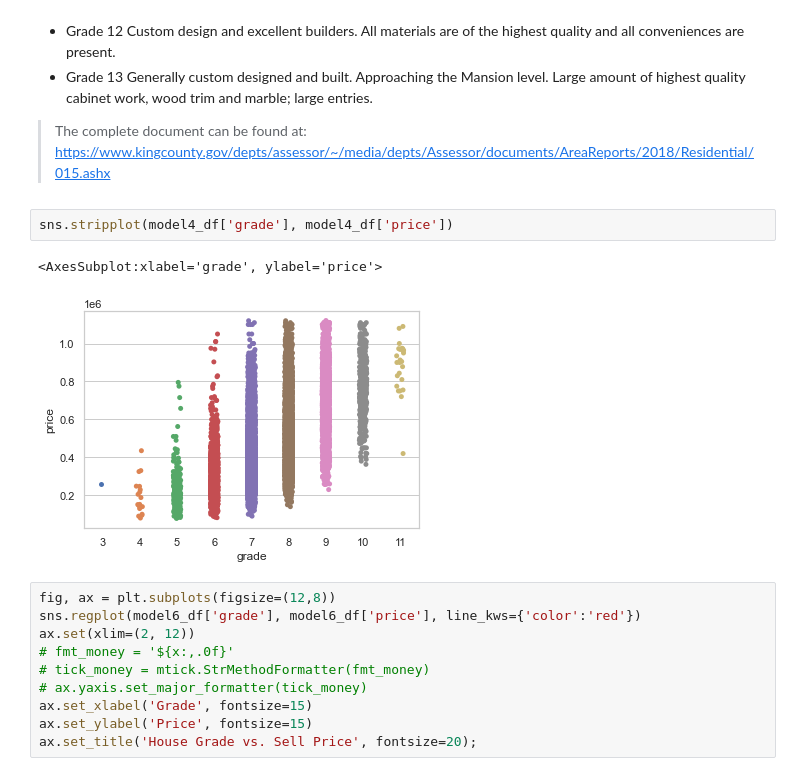
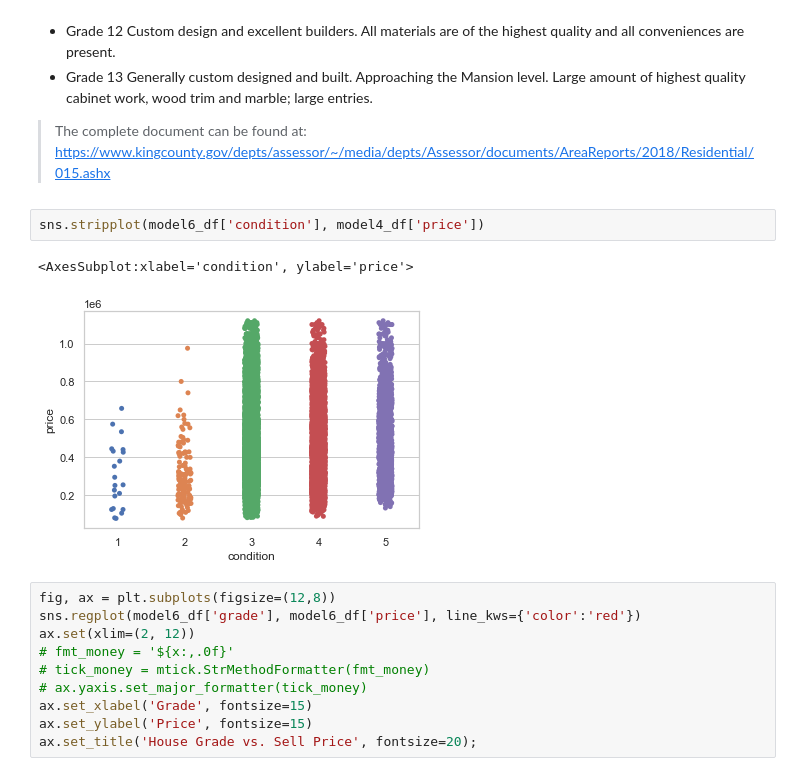
Before and after one commit to AnyOldRandomNameWillDOo/Module-2-Final-Project, a Jupyter notebook: Final Notebook.ipynb, the cells around one changed output. Cells and saved outputs as stored; diff of their text form.

```diff
--- a/Final Notebook.ipynb
+++ b/Final Notebook.ipynb
@@ -2166,10 +2166,10 @@ Ultimately, home sellers will find more value in their homes by focusing on mean
 
 > The complete document can be found at: https://www.kingcounty.gov/depts/assessor/~/media/depts/Assessor/documents/AreaReports/2018/Residential/015.ashx
 # %%
-sns.stripplot(model4_df['grade'], model4_df['price'])
+sns.stripplot(model6_df['condition'], model4_df['price'])
 # %% [output]
-<AxesSubplot:xlabel='grade', ylabel='price'>
+<AxesSubplot:xlabel='condition', ylabel='price'>
-[figure, old version]
+[figure, new version]
 # %%
 fig, ax = plt.subplots(figsize=(12,8))
 sns.regplot(model6_df['grade'], model6_df['price'], line_kws={'color':'red'})
```
Also changed, not shown: parts of 1 cell of this notebook, 1 other file.
